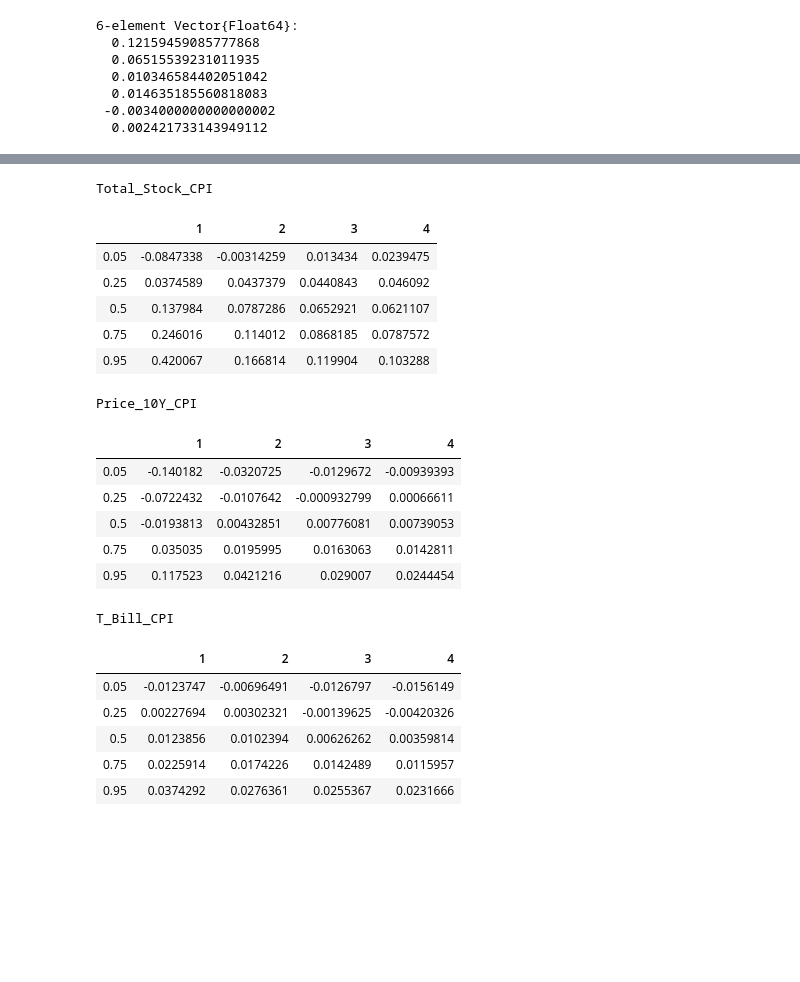
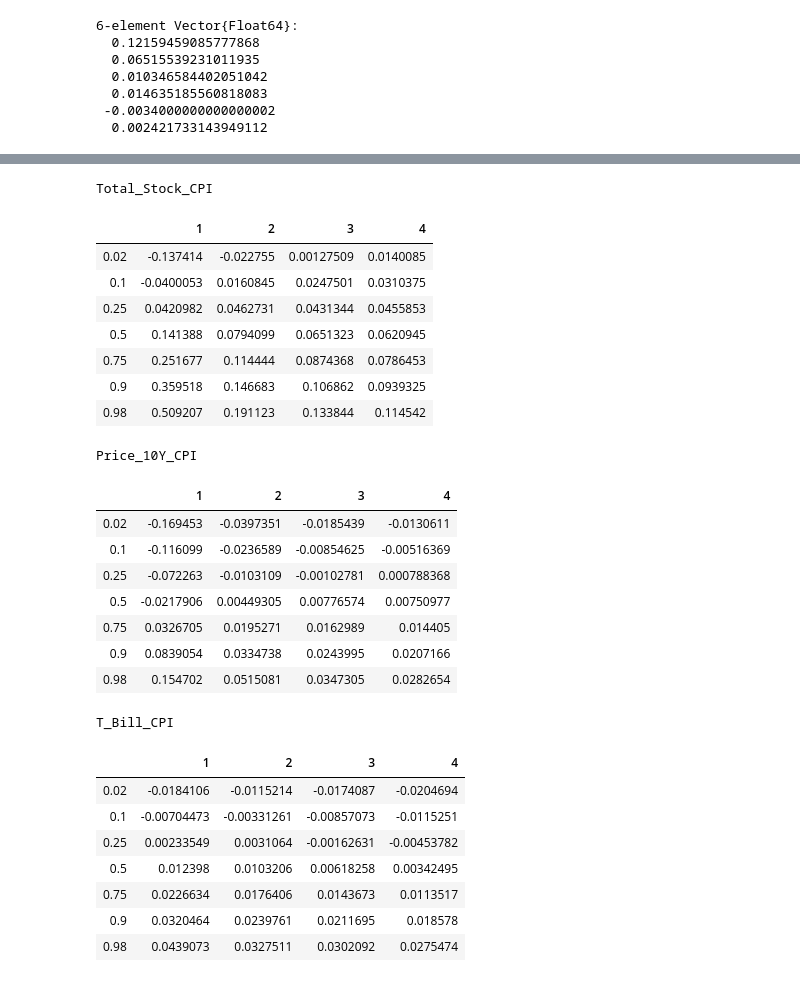
Before and after one commit to msz13/Goal-Based-Investing, a Jupyter notebook: julia_msp/us_bvar.ipynb, the cells around one changed output, grey strips where cells are left out. Cells and saved outputs as stored; diff of their text form; code cells hidden in the pictures; blank space fills up the shorter version.

```diff
--- a/julia_msp/us_bvar.ipynb
+++ b/julia_msp/us_bvar.ipynb
@@ -251,12 +251,12 @@ vmodel.Y[end,:]
  -0.0034000000000000002
   0.002421733143949112
 # %%
-names = colnames(s_data)
+assets_names = colnames(s_data)
 scenarios = simulate(vmodel,60)
 
 for n in 1:6
     s_ann = annualise(scenarios[n,:,2:end],4)
-    print_percentiles(s_ann,[0.05, 0.25, 0.5, 0.75, 0.95], string(names[n]))
+    print_percentiles(s_ann,[0.05, 0.25, 0.5, 0.75, 0.95], string(assets_names[n]))
 end
 # %% [output]
 Total_Stock_CPI
@@ -305,7 +305,7 @@ CPI
 scenarios_b = simulate(bmodel,60, 10)
 for n in 1:6
     s_ann = annualise(scenarios_b[n,:,:],4)
-    print_percentiles(s_ann,[0.02, 0.25, 0.5, 0.75, 0.98], string(names[n]))
+    print_percentiles(s_ann,[0.02, 0.25, 0.5, 0.75, 0.98], string(assets_names[n]))
 end
 # %% [output]
 Total_Stock_CPI
@@ -353,28 +353,35 @@ CPI
 # %%
+# annualised compounded returns for 1, 5, 10, 15 years
 for n in 1:3
     cum_ret = cumsum(scenarios[n,:,2:end]; dims=2)
-    print_percentiles(expm1.(cum_ret[:,[4,20,40,60]] ./ [1 5 10 15]),[.05, .25, .5, .75, .95], string(names[n]))
+    print_percentiles(expm1.(cum_ret[:,[4,20,40,60]] ./ [1 5 10 15]),[.02, .1, .25, .5, .75, .9, .98], string(assets_names[n]))
 end
 # %% [output]
 Total_Stock_CPI
 |  | 1 | 2 | 3 | 4 |
-| 0.05 | -0.0847338 | -0.00314259 | 0.013434 | 0.0239475 |
-| 0.25 | 0.0374589 | 0.0437379 | 0.0440843 | 0.046092 |
-| 0.5 | 0.137984 | 0.0787286 | 0.0652921 | 0.0621107 |
-| 0.75 | 0.246016 | 0.114012 | 0.0868185 | 0.0787572 |
-| 0.95 | 0.420067 | 0.166814 | 0.119904 | 0.103288 |
+| 0.02 | -0.137414 | -0.022755 | 0.00127509 | 0.0140085 |
+| 0.1 | -0.0400053 | 0.0160845 | 0.0247501 | 0.0310375 |
+| 0.25 | 0.0420982 | 0.0462731 | 0.0431344 | 0.0455853 |
+| 0.5 | 0.141388 | 0.0794099 | 0.0651323 | 0.0620945 |
+| 0.75 | 0.251677 | 0.114444 | 0.0874368 | 0.0786453 |
+| 0.9 | 0.359518 | 0.146683 | 0.106862 | 0.0939325 |
+| 0.98 | 0.509207 | 0.191123 | 0.133844 | 0.114542 |
 Price_10Y_CPI
 |  | 1 | 2 | 3 | 4 |
-| 0.05 | -0.140182 | -0.0320725 | -0.0129672 | -0.00939393 |
-| 0.25 | -0.0722432 | -0.0107642 | -0.000932799 | 0.00066611 |
-| 0.5 | -0.0193813 | 0.00432851 | 0.00776081 | 0.00739053 |
-| 0.75 | 0.035035 | 0.0195995 | 0.0163063 | 0.0142811 |
-| 0.95 | 0.117523 | 0.0421216 | 0.029007 | 0.0244454 |
+| 0.02 | -0.169453 | -0.0397351 | -0.0185439 | -0.0130611 |
+| 0.1 | -0.116099 | -0.0236589 | -0.00854625 | -0.00516369 |
+| 0.25 | -0.072263 | -0.0103109 | -0.00102781 | 0.000788368 |
+| 0.5 | -0.0217906 | 0.00449305 | 0.00776574 | 0.00750977 |
+| 0.75 | 0.0326705 | 0.0195271 | 0.0162989 | 0.014405 |
+| 0.9 | 0.0839054 | 0.0334738 | 0.0243995 | 0.0207166 |
+| 0.98 | 0.154702 | 0.0515081 | 0.0347305 | 0.0282654 |
 T_Bill_CPI
 |  | 1 | 2 | 3 | 4 |
-| 0.05 | -0.0123747 | -0.00696491 | -0.0126797 | -0.0156149 |
-| 0.25 | 0.00227694 | 0.00302321 | -0.00139625 | -0.00420326 |
-| 0.5 | 0.0123856 | 0.0102394 | 0.00626262 | 0.00359814 |
-| 0.75 | 0.0225914 | 0.0174226 | 0.0142489 | 0.0115957 |
-| 0.95 | 0.0374292 | 0.0276361 | 0.0255367 | 0.0231666 |
+| 0.02 | -0.0184106 | -0.0115214 | -0.0174087 | -0.0204694 |
+| 0.1 | -0.00704473 | -0.00331261 | -0.00857073 | -0.0115251 |
+| 0.25 | 0.00233549 | 0.0031064 | -0.00162631 | -0.00453782 |
+| 0.5 | 0.012398 | 0.0103206 | 0.00618258 | 0.00342495 |
+| 0.75 | 0.0226634 | 0.0176406 | 0.0143673 | 0.0113517 |
+| 0.9 | 0.0320464 | 0.0239761 | 0.0211695 | 0.018578 |
+| 0.98 | 0.0439073 | 0.0327511 | 0.0302092 | 0.0275474 |
 # %%
```
Also changed, not shown: parts of 5 cells of this notebook, 2 other files.
